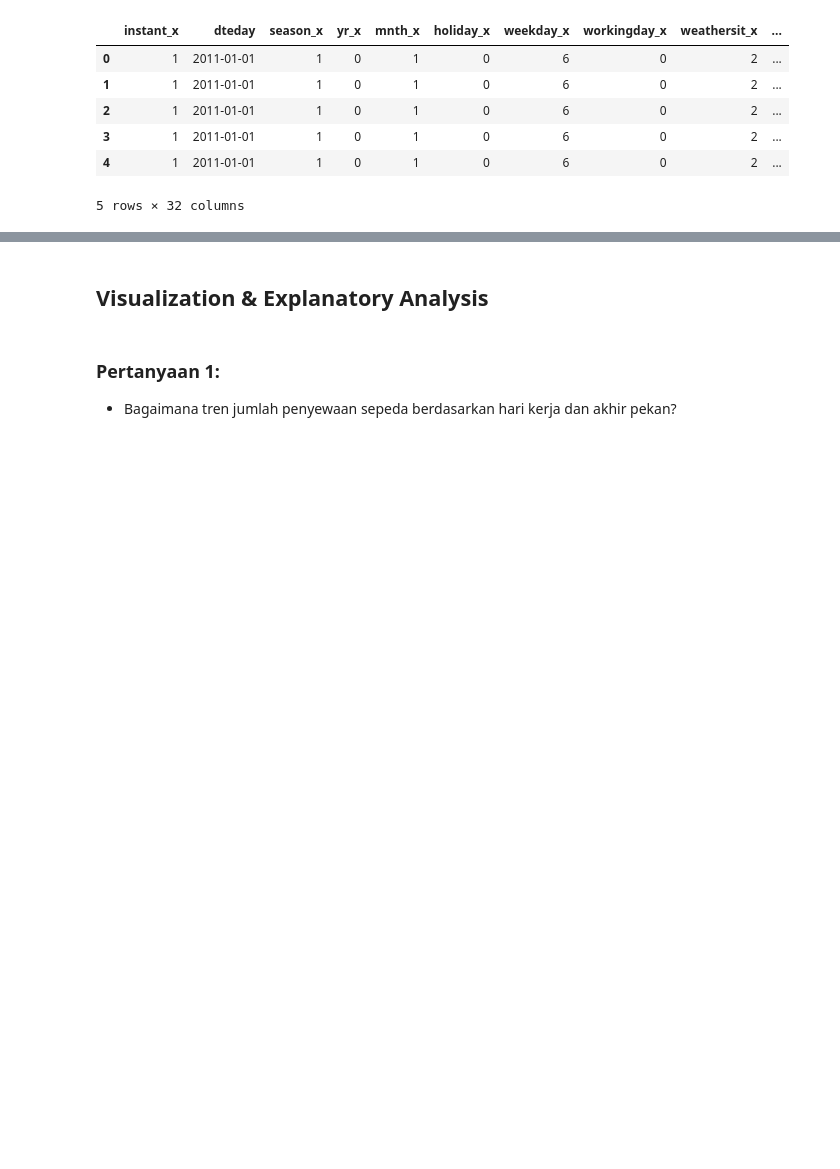
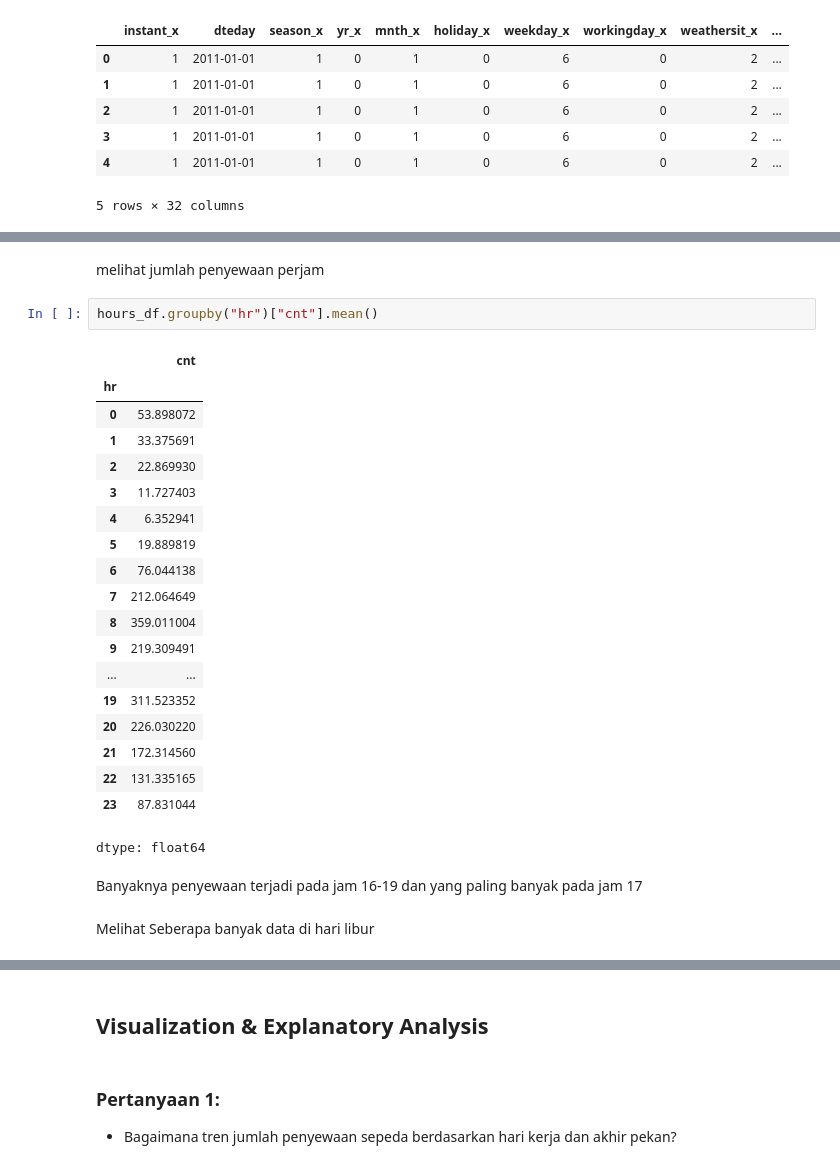
Before and after one commit to MuhammadRizki1303/Bike_Sharing_Dataset_Data_Analysis, a Jupyter notebook: Proyek_Analisis_Data.ipynb, the cells around one changed output, grey strips where cells are left out. Cells and saved outputs as stored; diff of their text form; blank space fills up the shorter version.

```diff
--- a/Proyek_Analisis_Data.ipynb
+++ b/Proyek_Analisis_Data.ipynb
@@ -337,0 +361,28 @@ hours_df.describe(include="all")
+# %% [markdown]
+melihat jumlah penyewaan perjam
+# %%
+hours_df.groupby("hr")["cnt"].mean()
+# %% [output]
+|  | cnt |
+| hr |  |
+| 0 | 53.898072 |
+| 1 | 33.375691 |
+| 2 | 22.869930 |
+| 3 | 11.727403 |
+| 4 | 6.352941 |
+| 5 | 19.889819 |
+| 6 | 76.044138 |
+| 7 | 212.064649 |
+| 8 | 359.011004 |
+| 9 | 219.309491 |
+| ... | ... |
+| 19 | 311.523352 |
+| 20 | 226.030220 |
+| 21 | 172.314560 |
+| 22 | 131.335165 |
+| 23 | 87.831044 |
+dtype: float64
+# %% [markdown]
+Banyaknya penyewaan terjadi pada jam 16-19 dan yang paling banyak pada jam 17
+# %% [markdown]
+Melihat Seberapa banyak data di hari libur
```
Also changed, not shown: parts of 40 cells of this notebook, 7 other files.
